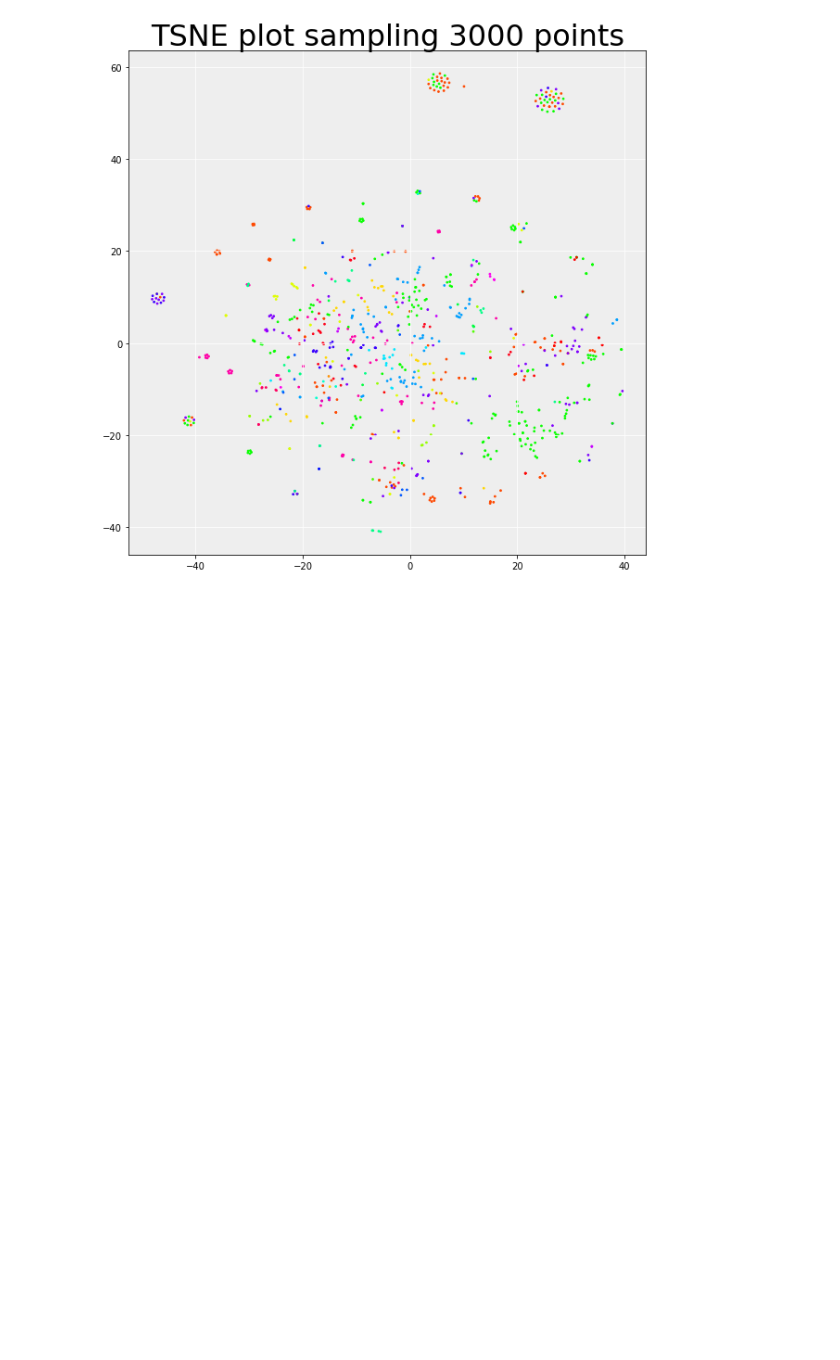
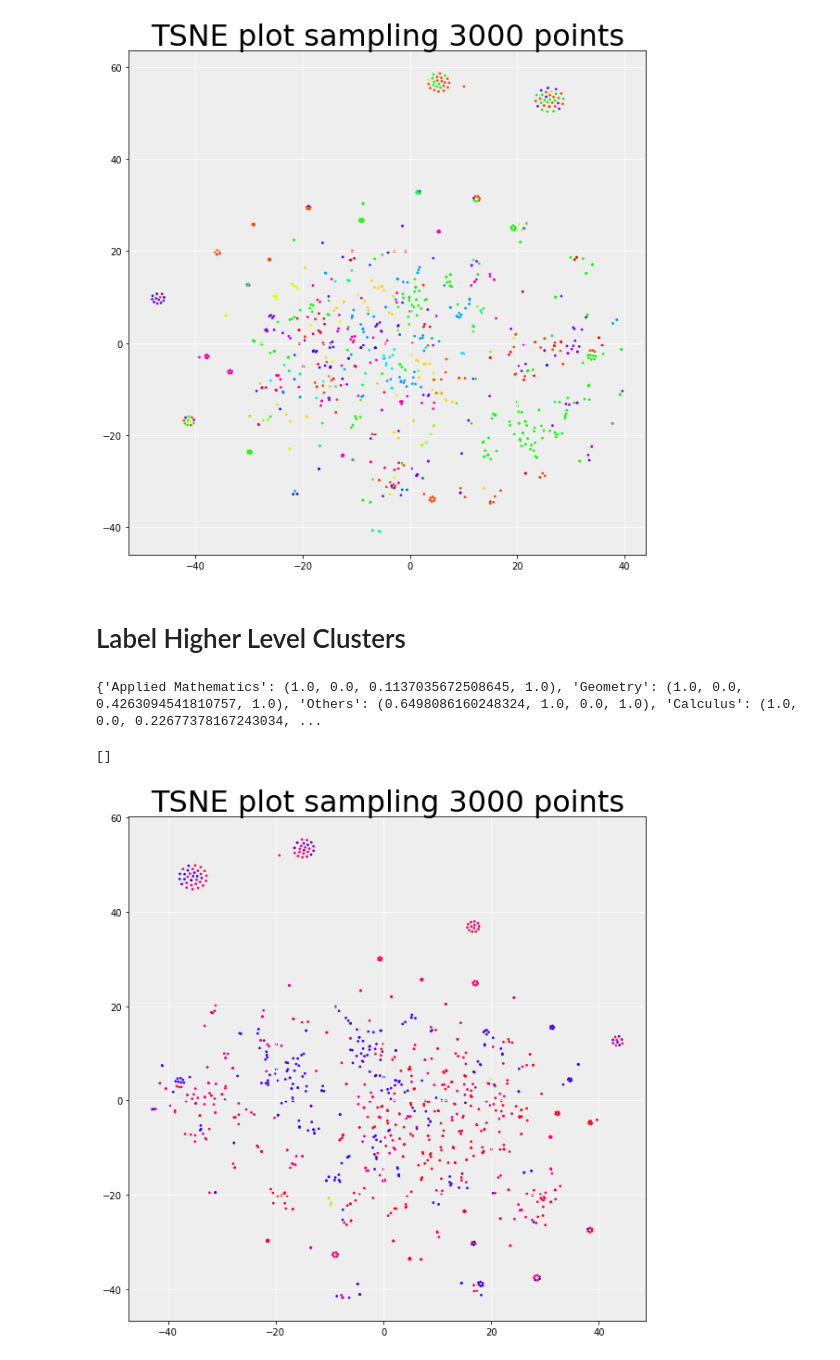
Before and after one commit to vsoch/arxiv-equations, a Jupyter notebook: wikipedia/analysis/tsne_wikipedia_character_math_analysis.ipynb, the cells around one changed output. Cells and saved outputs as stored; diff of their text form; code cells hidden in the pictures; blank space fills up the shorter version.

Commit message:
adding characters plot

```diff
--- a/wikipedia/analysis/tsne_wikipedia_character_math_analysis.ipynb
+++ b/wikipedia/analysis/tsne_wikipedia_character_math_analysis.ipynb
@@ -129,3 +129,45 @@ ax.plot()
 # %% [output]
 []
 [figure]
+# %% [markdown]
+# Label Higher Level Clusters
+# %%
+# embedding_info, each dictionary has name with superclass under "name" like <superclass>.<subclass>.<N>
+topics = [x['name'].split('.')[0] for x in embedding_info]
+num_topics = len(topics)
+# %%
+topic_cmap = get_cmap(num_topics)
+file_to_c = {file : topic_cmap(i) for i, file
+             in enumerate(topics)}
+# %%
+print(file_to_c)
+# %% [output]
+{'Applied Mathematics': (1.0, 0.0, 0.1137035672508645, 1.0), 'Geometry': (1.0, 0.0, 0.4263094541810757, 1.0), 'Others': (0.6498086160248324, 1.0, 0.0, 1.0), 'Calculus': (1.0, 0.0, 0.22677378167243034, ...
+# %%
+colors_in_sample = [file_to_c[topic] for topic in topics]
+# %%
+fig, ax = plt.subplots(subplot_kw=dict(facecolor='#EEEEEE'))
+fig.set_figwidth(10)
+fig.set_figheight(10)
+
+scatter = ax.scatter(dim_2_tsne[:,0],
+                     dim_2_tsne[:,1],
+                     c = colors_in_sample,
+                     s = 3,
+                     cmap=topic_cmap)
+
+ax.grid(color='white', linestyle='solid')
+
+ax.set_title("TSNE plot sampling %s points" %NUM_EQUATIONS, size=32)
+
+ax.plot()
+
+### Code for using mpld3 library. In that case ax.plot() can be excluded.
+
+# labels = sampled_labels
+# tooltip = mpld3.plugins.PointLabelTooltip(scatter, labels=labels)
+# mpld3.plugins.connect(fig, tooltip)
+# mpld3.enable_notebook()
+# %% [output]
+[]
+[figure, added]
```
Also changed, not shown: parts of 1 cell of this notebook.
